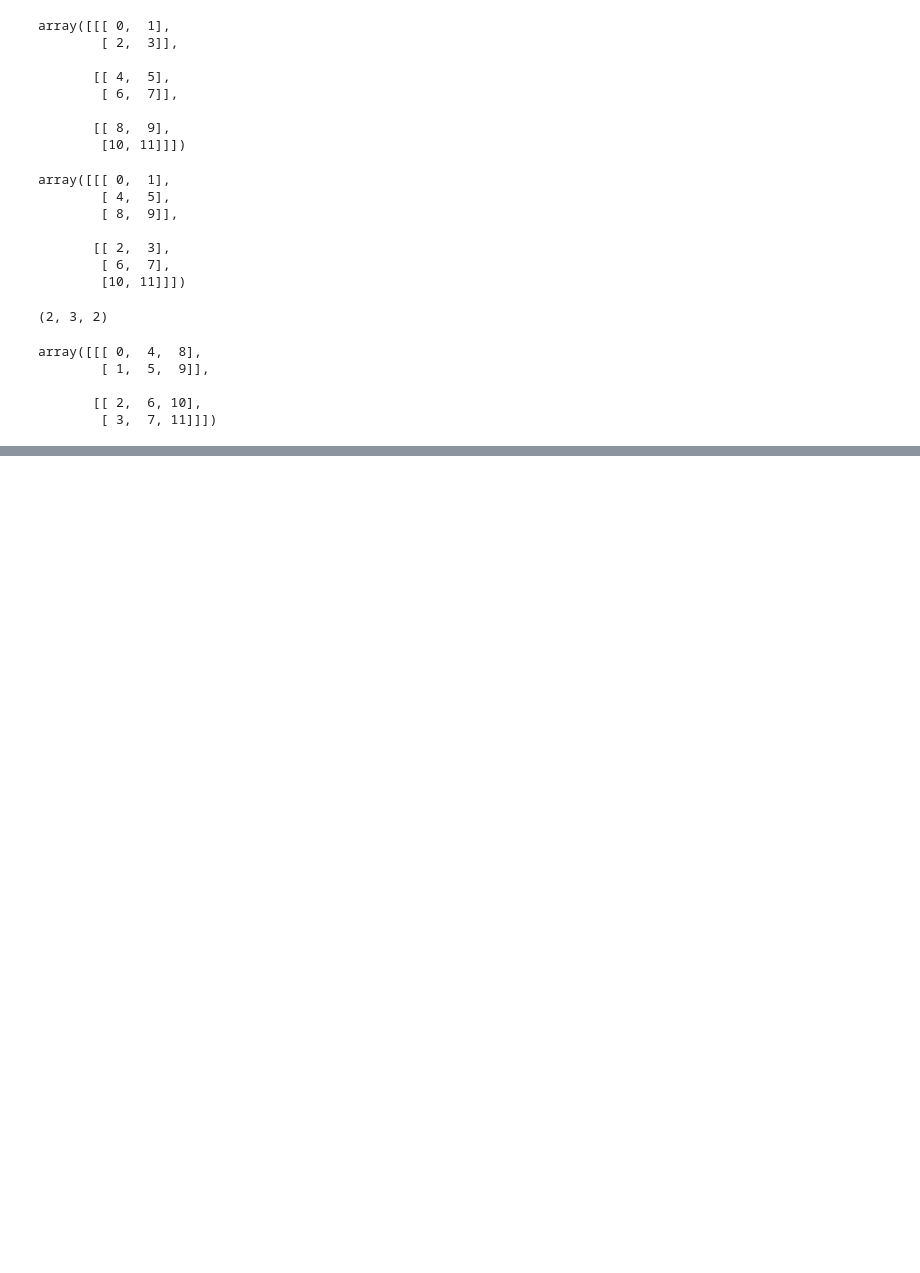
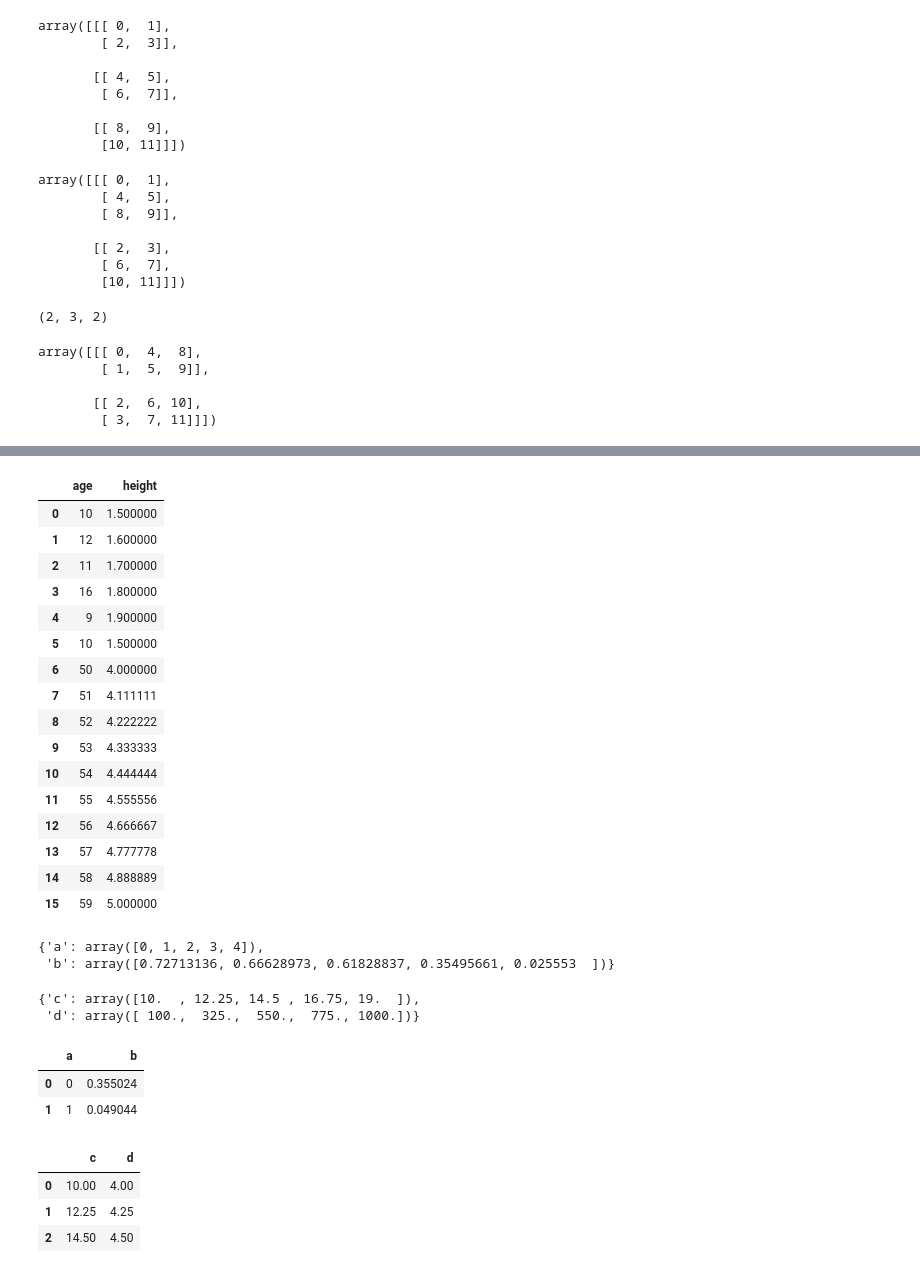
Before and after one commit to SalinaSth/techaxis, a Jupyter notebook: day19.ipynb, the cells around one changed output, grey strips where cells are left out. Cells and saved outputs as stored; diff of their text form; code cells hidden in the pictures; blank space fills up the shorter version.

```diff
--- a/day19.ipynb
+++ b/day19.ipynb
@@ -98,0 +211,9 @@ array([[[ 0,  4,  8],
+# %%
+# number of elements and values hsould be equal to create data frame
+d = {
+    "age": [10, 12, 11, 16, 9, 10],
+    # "height": [1.5, 1.6, 1.7, 1.8, 1.9]
+    "height": [1.5, 1.6, 1.7, 1.8, 1.9, 1.5]
+}
+df1= pd.DataFrame(d)
+df1
@@ -98,0 +232,8 @@ array([[[ 0,  4,  8],
+# %%
+# number of elements and values hsould be equal to create data frame
+d = {
+    "age": np.arange(50, 60),
+    "height": np.linspace(4, 5, 10)
+}
+df2 = pd.DataFrame(d)
+df2
@@ -98,0 +252,36 @@ array([[[ 0,  4,  8],
+# %%
+pd.concat([df1, df2], axis=0, ignore_index=True) # ignore_space = true, shows continuos index value
+# %% [output]
+|  | age | height |
+| 0 | 10 | 1.500000 |
+| 1 | 12 | 1.600000 |
+| 2 | 11 | 1.700000 |
+| 3 | 16 | 1.800000 |
+| 4 | 9 | 1.900000 |
+| 5 | 10 | 1.500000 |
+| 6 | 50 | 4.000000 |
+| 7 | 51 | 4.111111 |
+| 8 | 52 | 4.222222 |
+| 9 | 53 | 4.333333 |
+| 10 | 54 | 4.444444 |
+| 11 | 55 | 4.555556 |
+| 12 | 56 | 4.666667 |
+| 13 | 57 | 4.777778 |
+| 14 | 58 | 4.888889 |
+| 15 | 59 | 5.000000 |
+# %%
+d1 = {
+    'a': np.arange(5),
+    'b': np.random.random(5)
+}
+d1
+# %% [output]
+{'a': array([0, 1, 2, 3, 4]),
+ 'b': array([0.72713136, 0.66628973, 0.61828837, 0.35495661, 0.025553  ])}
+# %%
+d2 ={'c': np.linspace(10, 19, 5),
+     'd': np.linspace(100, 1000, 5)}
+d2
+# %% [output]
+{'c': array([10.  , 12.25, 14.5 , 16.75, 19.  ]),
+ 'd': array([ 100.,  325.,  550.,  775., 1000.])}
@@ -98,0 +291,13 @@ array([[[ 0,  4,  8],
+# %%
+df1.head(2) # shows 2 records
+# %% [output]
+|  | a | b |
+| 0 | 0 | 0.355024 |
+| 1 | 1 | 0.049044 |
+# %%
+df2.head(3)
+# %% [output]
+|  | c | d |
+| 0 | 10.00 | 4.00 |
+| 1 | 12.25 | 4.25 |
+| 2 | 14.50 | 4.50 |
```
Also changed, not shown: parts of 31 cells of this notebook, 15 other files.
